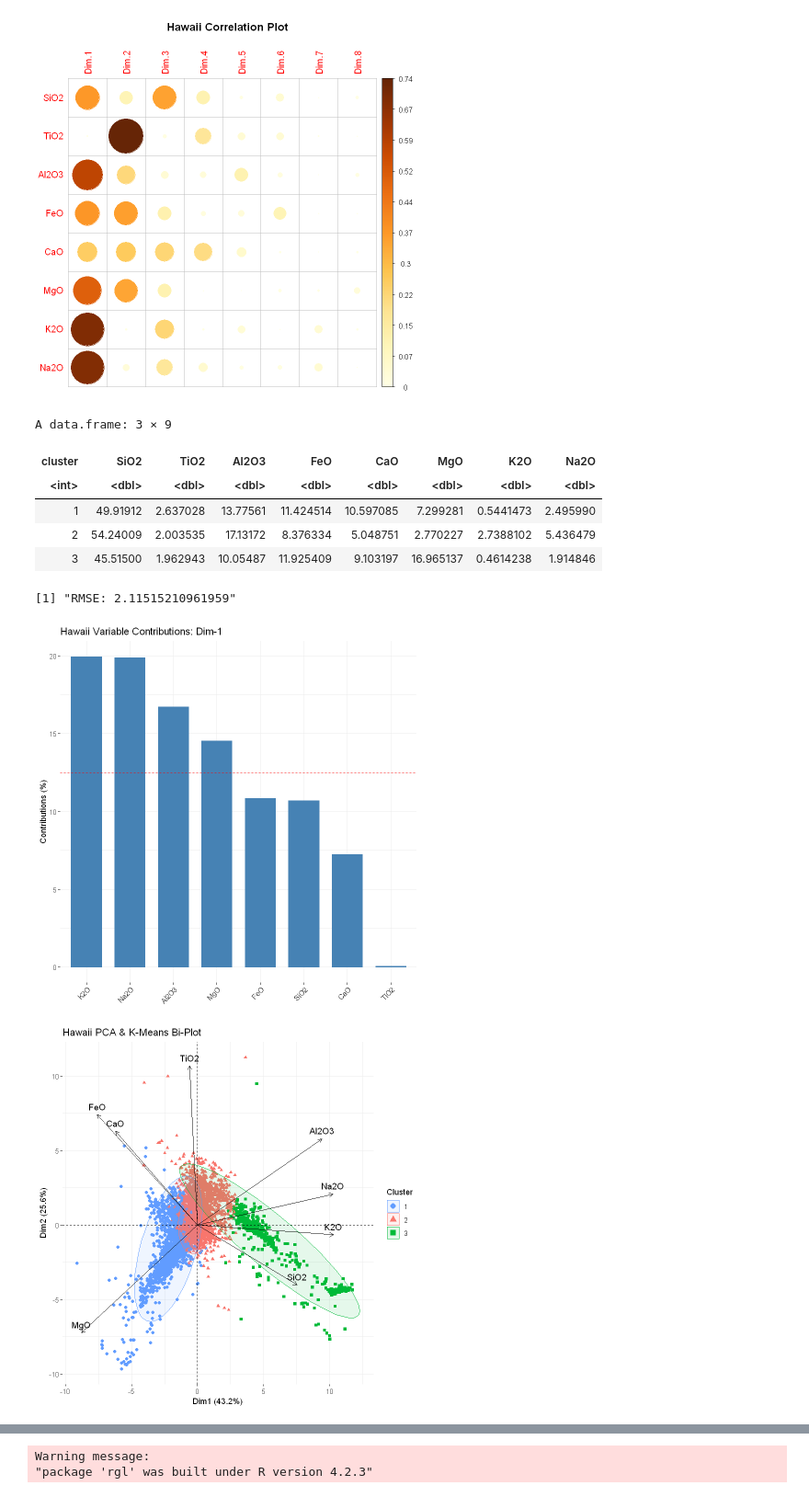
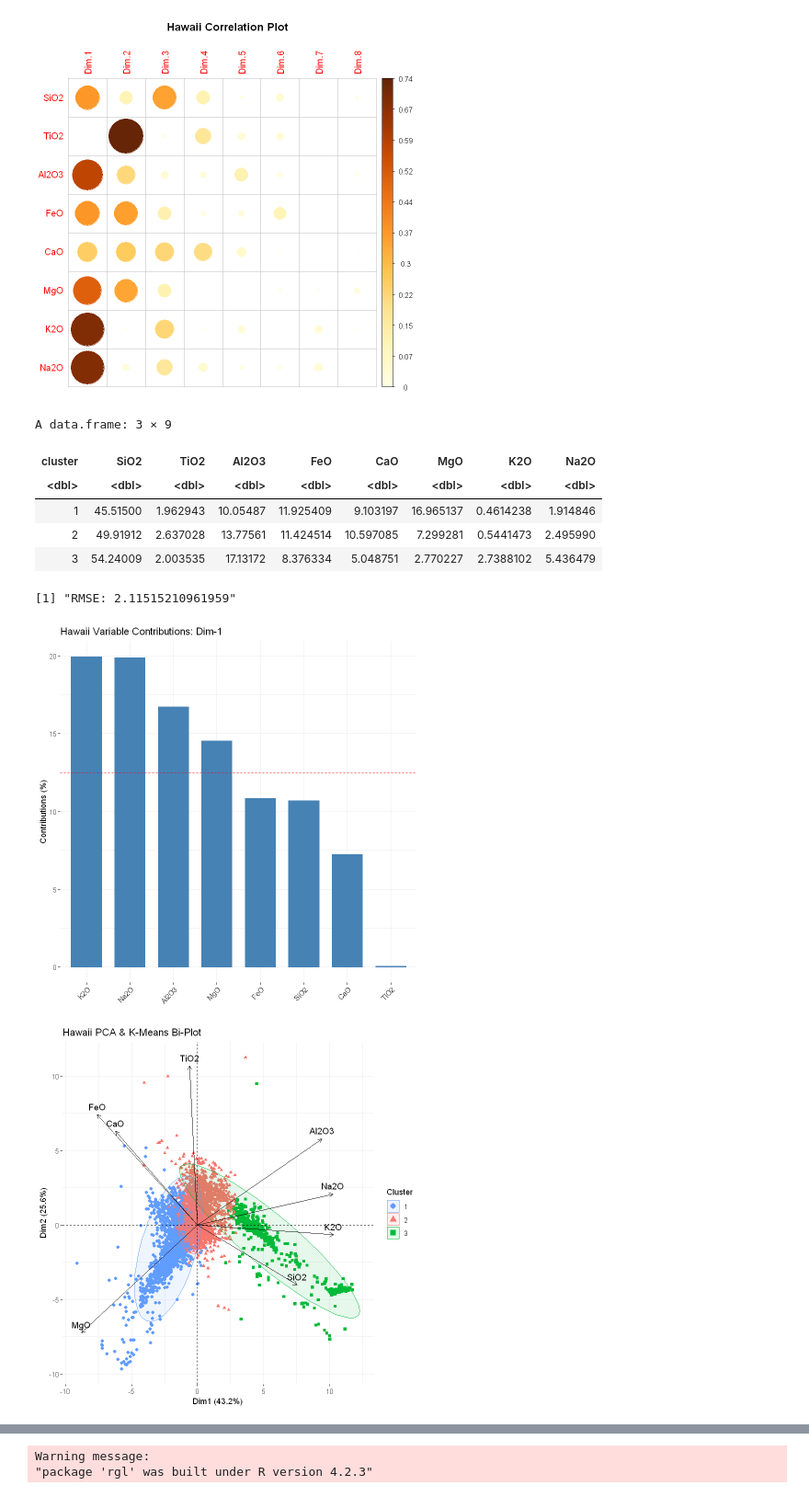
Before and after one commit to miromanestar/LomaGeology, a Jupyter notebook: notebooks/r_pca_hawaii.ipynb, the cells around one changed output, grey strips where cells are left out. Shown at 92% size. Cells and saved outputs as stored; diff of their text form; code cells hidden in the pictures.

Commit message:
Fixed tables not reorganizing

```diff
--- a/notebooks/r_pca_hawaii.ipynb
+++ b/notebooks/r_pca_hawaii.ipynb
@@ -100,39 +100,39 @@ relabel <- c(2, 3, 1)
 km_ind.grp <- as.factor(relabel[km_ind$cluster])
 
 clusters <- data.frame(cluster = km_ind$cluster, data)
-averages <- aggregate(clusters[,c(-1, -2, -3)], list(cluster = km_ind$cluster), mean)
+averages <- aggregate(clusters[,c(-1, -2, -3)], list(cluster = relabel[km_ind$cluster]), mean)
 averages
 
 
 rmse_ind <- sqrt(sum(km_ind$withinss) / nrow(ind$coord))
 sprintf('RMSE: %s', rmse_ind)
 
 for (i in 1:dim) {
 
   print(fviz_contrib(pca, choice = "var", axis = i) + ggtitle(sprintf('Hawaii Variable Contributions: Dim-%s', i)))
 
   for (k in 1:dim) {
     if (k <= i) next
 
     print(fviz_pca(pca,
       col.ind = km_ind.grp,
       col.var = 'black',
       geom.ind = "point",
       addEllipses = TRUE,
       legend.title = "Cluster",
       axes = c(i, k),
       palette = c('#619cff', '#f8766d', '#00ba38'),
       title = 'Hawaii PCA & K-Means Bi-Plot'
     ))
   }
 }
 # %% [output]
 A data.frame: 3 × 9
 | cluster | SiO2 | TiO2 | Al2O3 | FeO | CaO | MgO | K2O | Na2O |
-| <int> | <dbl> | <dbl> | <dbl> | <dbl> | <dbl> | <dbl> | <dbl> | <dbl> |
-| 1 | 49.91912 | 2.637028 | 13.77561 | 11.424514 | 10.597085 | 7.299281 | 0.5441473 | 2.495990 |
-| 2 | 54.24009 | 2.003535 | 17.13172 | 8.376334 | 5.048751 | 2.770227 | 2.7388102 | 5.436479 |
-| 3 | 45.51500 | 1.962943 | 10.05487 | 11.925409 | 9.103197 | 16.965137 | 0.4614238 | 1.914846 |
+| <dbl> | <dbl> | <dbl> | <dbl> | <dbl> | <dbl> | <dbl> | <dbl> | <dbl> |
+| 1 | 45.51500 | 1.962943 | 10.05487 | 11.925409 | 9.103197 | 16.965137 | 0.4614238 | 1.914846 |
+| 2 | 49.91912 | 2.637028 | 13.77561 | 11.424514 | 10.597085 | 7.299281 | 0.5441473 | 2.495990 |
+| 3 | 54.24009 | 2.003535 | 17.13172 | 8.376334 | 5.048751 | 2.770227 | 2.7388102 | 5.436479 |
 [1] "RMSE: 2.11515210961959"
 [figure]
 [figure]
```
Also changed, not shown: 1 other file.
